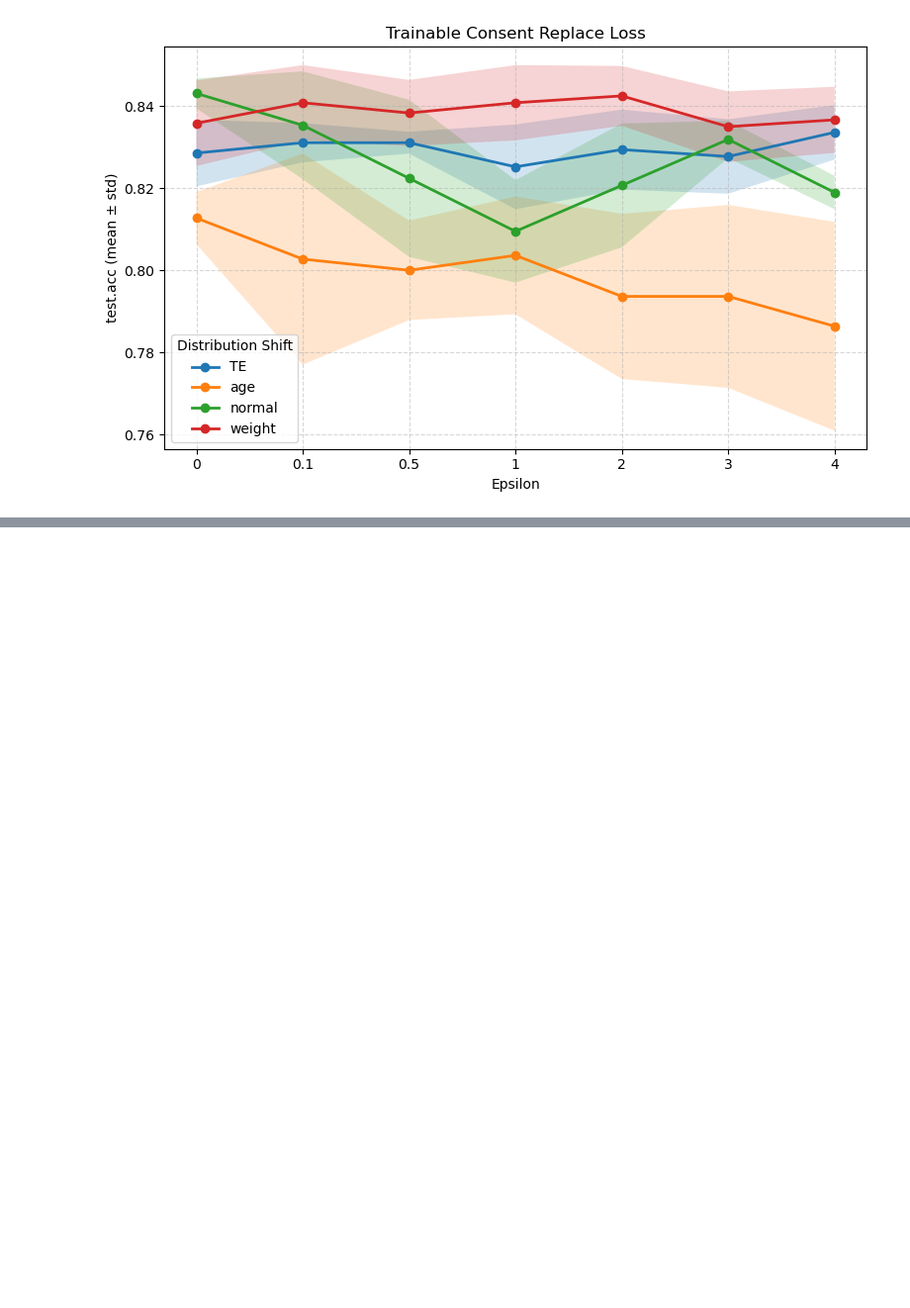
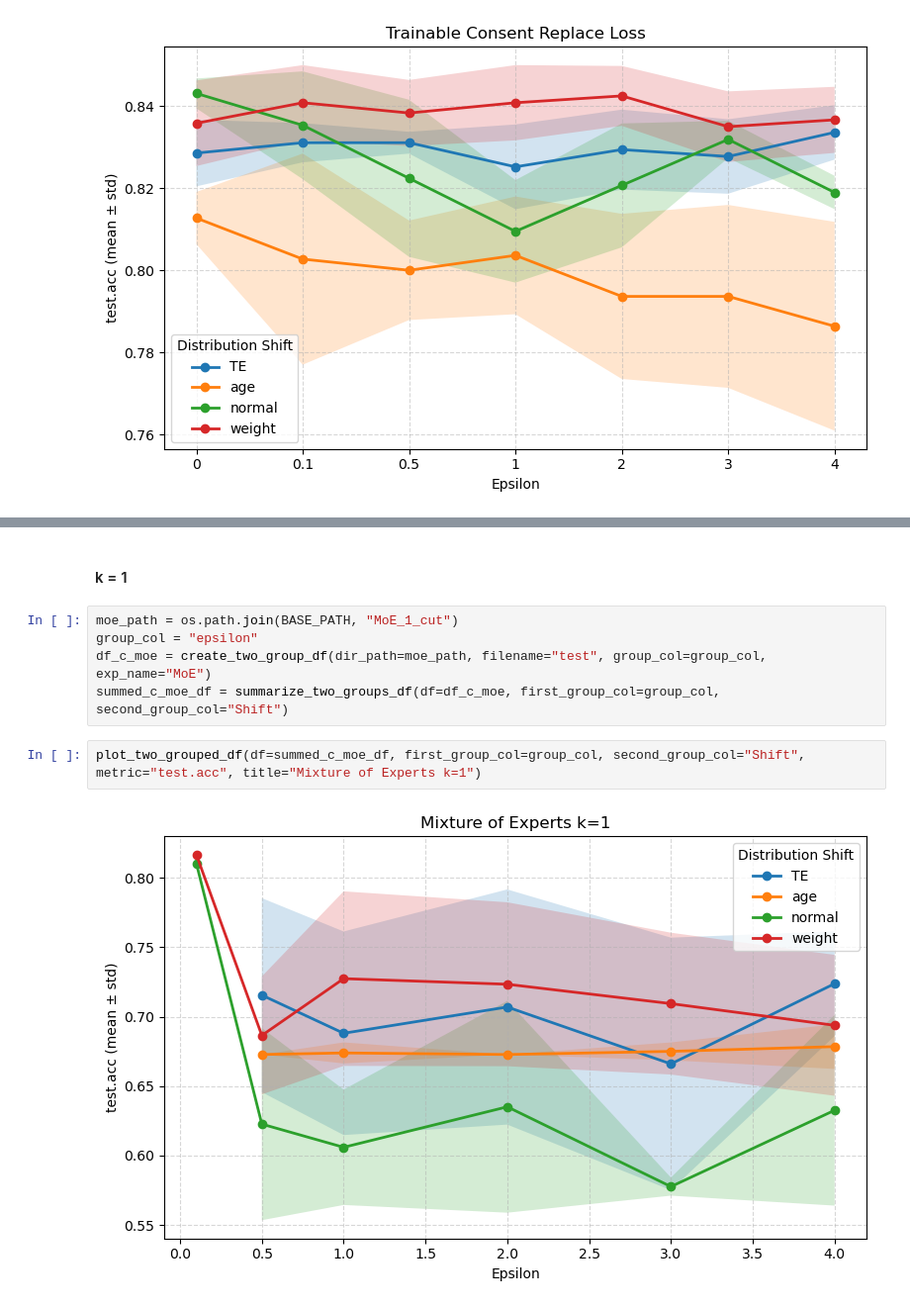
Before and after one commit to kgutjahr/STiL-TTA, a Jupyter notebook: data/summarize_results.ipynb, the cells around one changed output, grey strips where cells are left out. Shown at 99% size. Saved outputs shown, nothing was run; the diff lists cells and outputs as text; blank space fills up the shorter version.

```diff
--- a/data/summarize_results.ipynb
+++ b/data/summarize_results.ipynb
@@ -307,0 +412,11 @@ plot_two_grouped_df(df=summed_c_loss_df, first_group_col=group_col, second_group
+# %% [markdown]
+#### k = 1
+# %%
+moe_path = os.path.join(BASE_PATH, "MoE_1_cut")
+group_col = "epsilon"
+df_c_moe = create_two_group_df(dir_path=moe_path, filename="test", group_col=group_col, exp_name="MoE")
+summed_c_moe_df = summarize_two_groups_df(df=df_c_moe, first_group_col=group_col, second_group_col="Shift")
+# %%
+plot_two_grouped_df(df=summed_c_moe_df, first_group_col=group_col, second_group_col="Shift", metric="test.acc", title="Mixture of Experts k=1")
+# %% [output]
+[figure, added]
```
Also changed, not shown: parts of 24 cells of this notebook, 29 other files.
